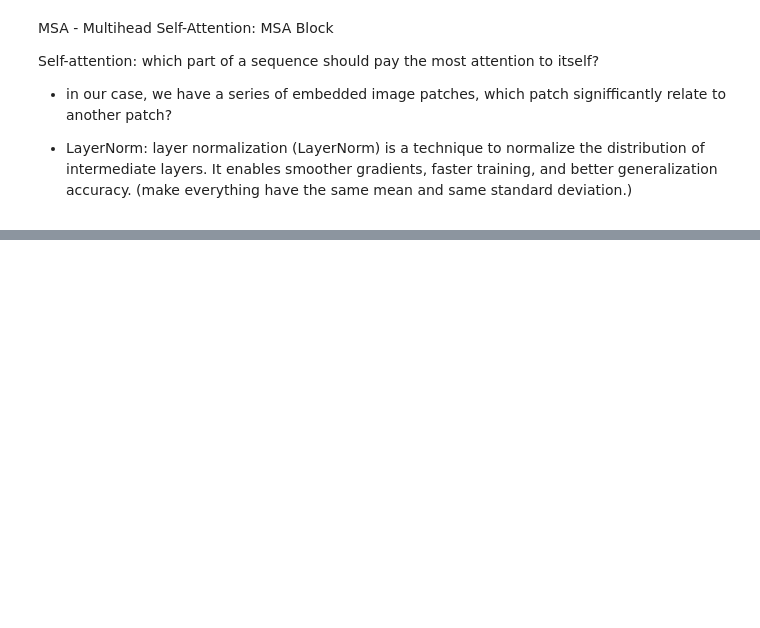
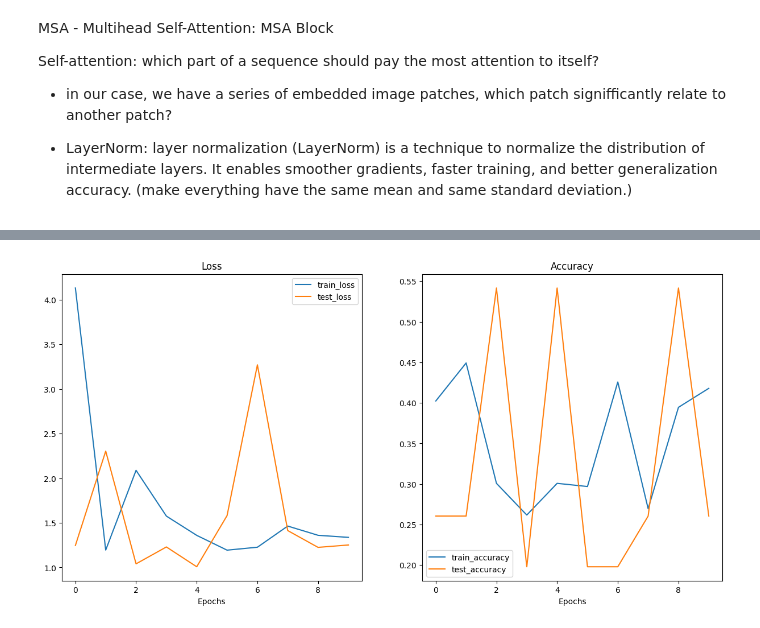
Before and after one commit to mikeyqin/ml_learning, a Jupyter notebook: deep_learning/vision_vit_implementation.ipynb, the cells around one changed output, grey strips where cells are left out. Saved outputs shown, nothing was run; the diff lists cells and outputs as text; code cells hidden in the pictures; blank space fills up the shorter version.

Commit message:
finished the vit paper replication

```diff
--- a/deep_learning/vision_vit_implementation.ipynb
+++ b/deep_learning/vision_vit_implementation.ipynb
@@ -470,7 +467,7 @@ class MultiHeadSelfAttentionBlock(nn.Module):
         self.layer_norm = nn.LayerNorm(normalized_shape=embedding_dim)
         self.layer_msa = nn.MultiheadAttention(embed_dim=embedding_dim,
                                                num_heads=num_heads,
-                                               attn_dropout=attn_dropout,
+                                               dropout=attn_dropout,
                                                batch_first=True) # (batch, seq, feature) -> (batch, # of patches, embedding_dimension)
 
     def forward(self, x):
@@ -482,0 +753,6 @@ class MultiHeadSelfAttentionBlock(nn.Module):
+# %%
+# create a single random image
+random_image_tensor = torch.randn(1,3,224,224)
+
+vit = ViT(num_classes=3)
+vit(random_image_tensor)
@@ -482,0 +790,22 @@ class MultiHeadSelfAttentionBlock(nn.Module):
+# %%
+# loss/criteria - the paper doesn't mention which one to use.
+loss_fn = nn.CrossEntropyLoss()
+
+# section 4 in the paper
+optimizer = torch.optim.Adam(params=vit.parameters(),
+                             lr=1e-3, # table 3 in the paper
+                             betas=(0.9, 0.999), #default as in pytorch implementation
+                             weight_decay=0.1) # regularization to prevent overfitting
+
+epochs = 10
+
+torch.manual_seed(42)
+torch.mps.manual_seed(42)
+
+results = engine.train(model=vit,
+    train_dataloader=train_dataloader,
+    test_dataloader=test_dataloader,
+    optimizer=optimizer,
+    loss_fn=loss_fn,
+    device=device,
+    epochs=epochs)
@@ -482,0 +823,4 @@ class MultiHeadSelfAttentionBlock(nn.Module):
+# %%
+plot_loss_curves(results)
+# %% [output]
+[figure, added]
```
Also changed, not shown: parts of 35 cells of this notebook, 3 other files.
